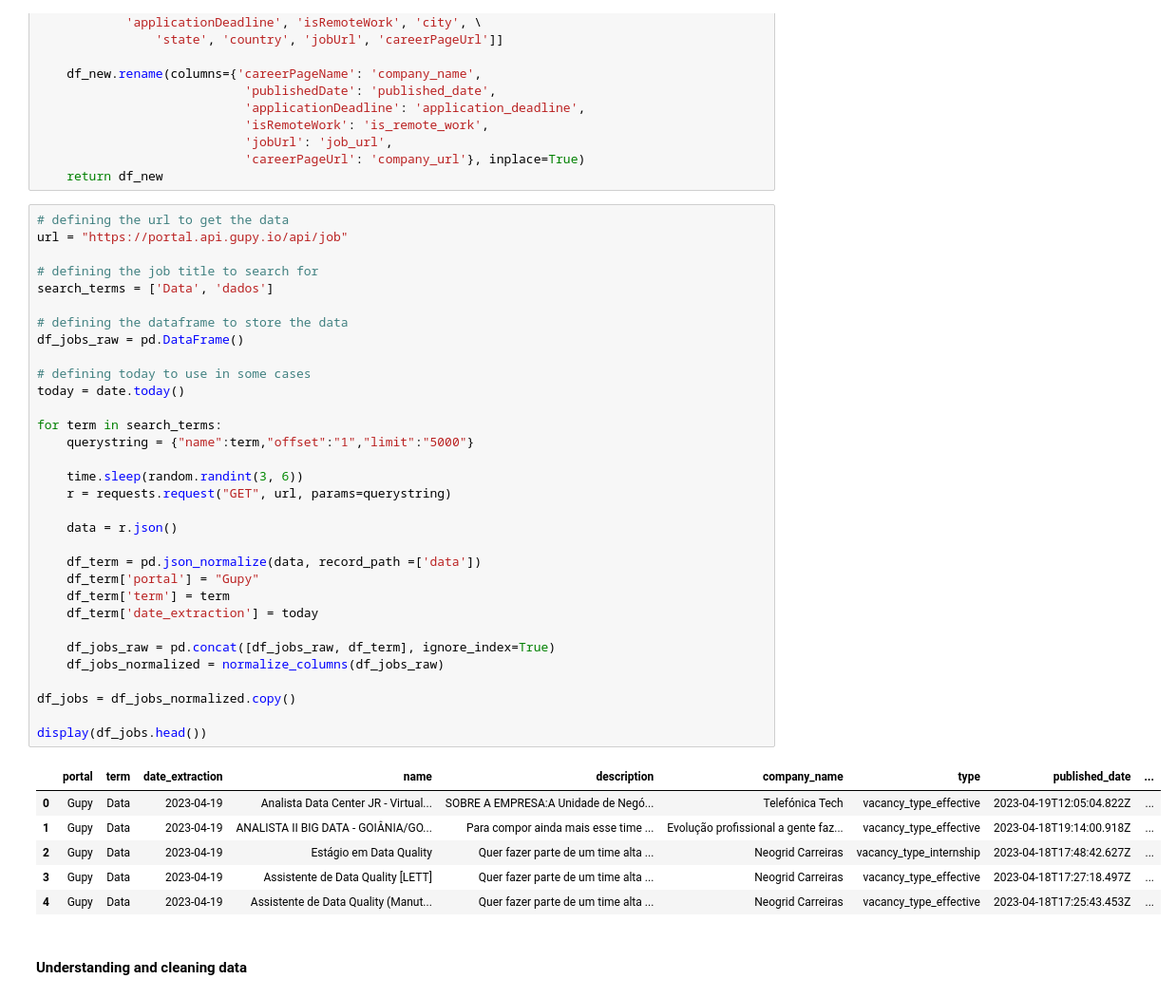
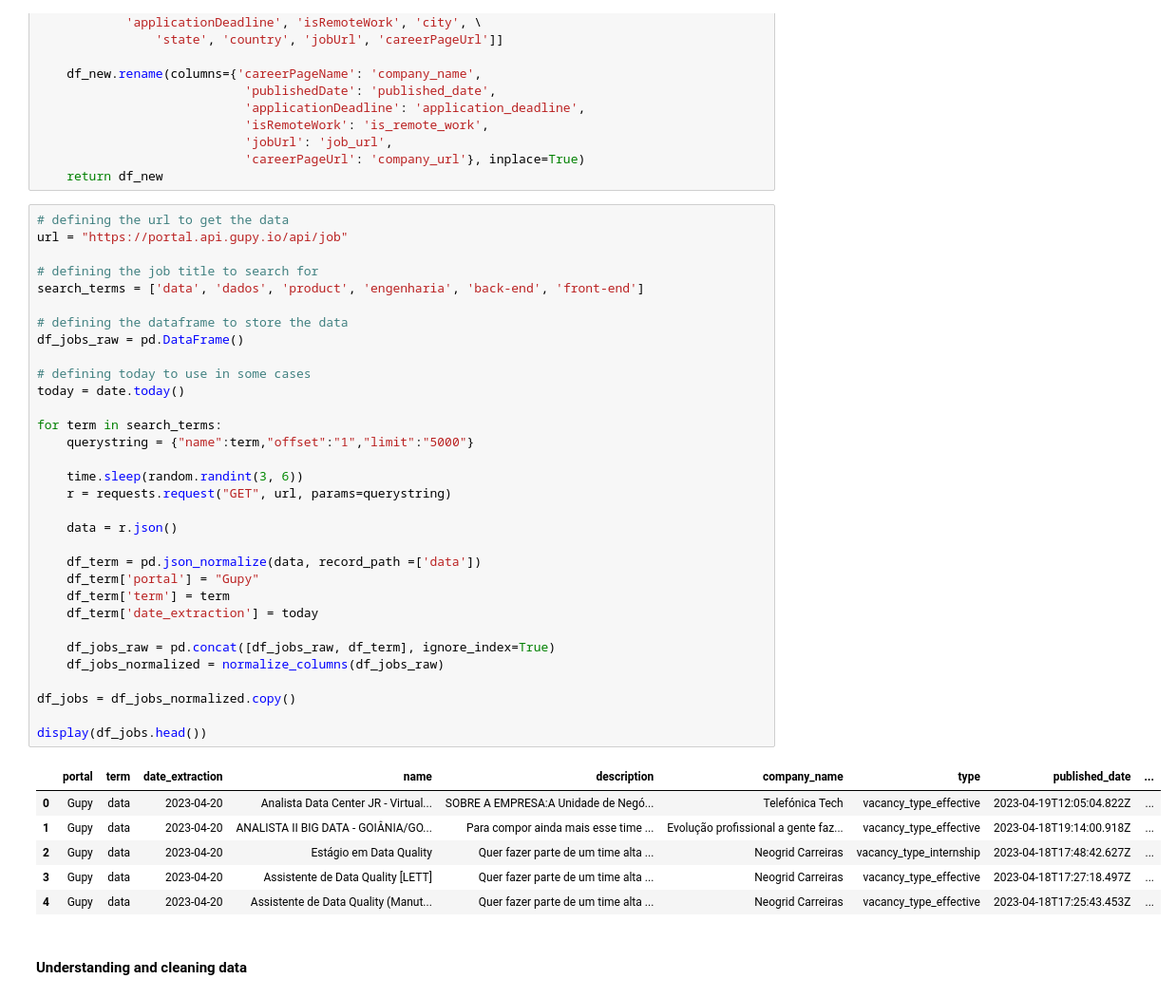
Before and after one commit to felipemayer/jobs_data, a Jupyter notebook: notebooks/gupy_data.ipynb, the cells around one changed output. Shown at 95% size. Saved outputs shown, nothing was run; the diff lists cells and outputs as text.

```diff
--- a/notebooks/gupy_data.ipynb
+++ b/notebooks/gupy_data.ipynb
@@ -34,40 +34,40 @@ def normalize_columns(df):
 url = "https://portal.api.gupy.io/api/job"
 
 # defining the job title to search for
-search_terms = ['Data', 'dados']
+search_terms = ['data', 'dados', 'product', 'engenharia', 'back-end', 'front-end']
 
 # defining the dataframe to store the data
 df_jobs_raw = pd.DataFrame()
 
 # defining today to use in some cases
 today = date.today()
 
 for term in search_terms:
     querystring = {"name":term,"offset":"1","limit":"5000"}
 
     time.sleep(random.randint(3, 6))
     r = requests.request("GET", url, params=querystring)
 
     data = r.json()
 
     df_term = pd.json_normalize(data, record_path =['data'])
     df_term['portal'] = "Gupy"
     df_term['term'] = term
     df_term['date_extraction'] = today
 
     df_jobs_raw = pd.concat([df_jobs_raw, df_term], ignore_index=True)
     df_jobs_normalized = normalize_columns(df_jobs_raw)
 
 df_jobs = df_jobs_normalized.copy()
 
 display(df_jobs.head())
 # %% [output]
 |  | portal | term | date_extraction | name | description | company_name | type | published_date | ... |
-| 0 | Gupy | Data | 2023-04-19 | Analista Data Center JR - Virtual... | SOBRE A EMPRESA:A Unidade de Negó... | Telefónica Tech | vacancy_type_effective | 2023-04-19T12:05:04.822Z | ... |
-| 1 | Gupy | Data | 2023-04-19 | ANALISTA II BIG DATA - GOIÂNIA/GO... | Para compor ainda mais esse time ... | Evolução profissional a gente faz... | vacancy_type_effective | 2023-04-18T19:14:00.918Z | ... |
-| 2 | Gupy | Data | 2023-04-19 | Estágio em Data Quality | Quer fazer parte de um time alta ... | Neogrid Carreiras | vacancy_type_internship | 2023-04-18T17:48:42.627Z | ... |
-| 3 | Gupy | Data | 2023-04-19 | Assistente de Data Quality [LETT] | Quer fazer parte de um time alta ... | Neogrid Carreiras | vacancy_type_effective | 2023-04-18T17:27:18.497Z | ... |
-| 4 | Gupy | Data | 2023-04-19 | Assistente de Data Quality (Manut... | Quer fazer parte de um time alta ... | Neogrid Carreiras | vacancy_type_effective | 2023-04-18T17:25:43.453Z | ... |
+| 0 | Gupy | data | 2023-04-20 | Analista Data Center JR - Virtual... | SOBRE A EMPRESA:A Unidade de Negó... | Telefónica Tech | vacancy_type_effective | 2023-04-19T12:05:04.822Z | ... |
+| 1 | Gupy | data | 2023-04-20 | ANALISTA II BIG DATA - GOIÂNIA/GO... | Para compor ainda mais esse time ... | Evolução profissional a gente faz... | vacancy_type_effective | 2023-04-18T19:14:00.918Z | ... |
+| 2 | Gupy | data | 2023-04-20 | Estágio em Data Quality | Quer fazer parte de um time alta ... | Neogrid Carreiras | vacancy_type_internship | 2023-04-18T17:48:42.627Z | ... |
+| 3 | Gupy | data | 2023-04-20 | Assistente de Data Quality [LETT] | Quer fazer parte de um time alta ... | Neogrid Carreiras | vacancy_type_effective | 2023-04-18T17:27:18.497Z | ... |
+| 4 | Gupy | data | 2023-04-20 | Assistente de Data Quality (Manut... | Quer fazer parte de um time alta ... | Neogrid Carreiras | vacancy_type_effective | 2023-04-18T17:25:43.453Z | ... |
 # %% [markdown]
 #### Understanding and cleaning data
 # %%
```
Also changed, not shown: parts of 7 cells of this notebook.
